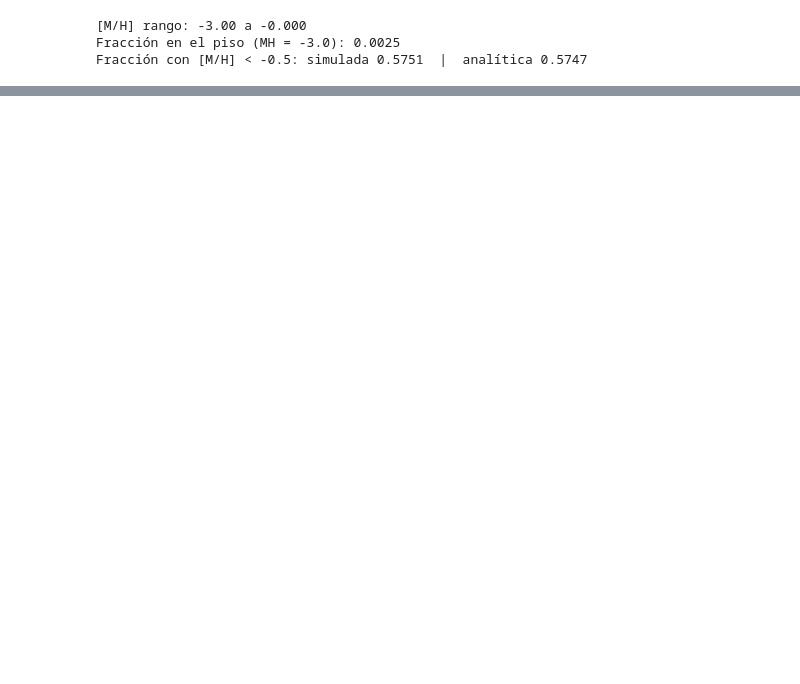
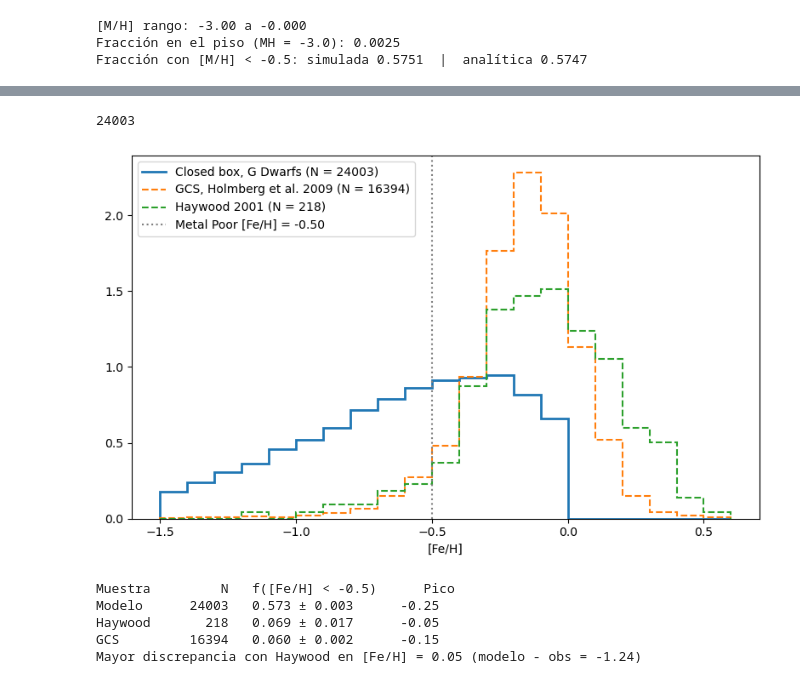
Before and after one commit to Jou-dab/Milky-Way-MC-, a Jupyter notebook: mcproyecto.ipynb, the cells around one changed output, grey strips where cells are left out. Saved outputs shown, nothing was run; the diff lists cells and outputs as text; code cells hidden in the pictures; blank space fills up the shorter version.

```diff
--- a/mcproyecto.ipynb
+++ b/mcproyecto.ipynb
@@ -292,0 +404,60 @@ plt.show()
+# %%
+is_G = is_MS & (M > 0.8) & (M < 1.05)
+MH_G = MH[is_G]
+n_G = is_G.sum()
+
+print(n_G)
+# %% [output]
+24003
+# %%
+DBIN = 0.1
+bins_feh = np.arange(-1.5, 0.6 + DBIN / 2, DBIN)
+centers = 0.5 * (bins_feh[1:] + bins_feh[:-1])
+MH_G = MH[is_G]
+
+pdf_mod, err_mod, n_mod = mdf(MH_G, bins_feh)
+pdf_hay, err_hay, n_hay = mdf(feh_hay, bins_feh)
+pdf_gcs, err_gcs, n_gcs = mdf(feh_gcs, bins_feh)
+
+fig, ax = plt.subplots(figsize=(8, 5))
+ax.stairs(pdf_mod, bins_feh, lw=2, label=f"Closed box, G Dwarfs (N = {n_mod})")
+ax.stairs(pdf_gcs, bins_feh, lw=1.5, ls="--", label=f"GCS, Holmberg et al. 2009 (N = {n_gcs})")
+ax.stairs(pdf_hay, bins_feh, lw=1.5,ls="--", label=f"Haywood 2001 (N = {n_hay})")
+
+ax.axvline(-0.5, ls=":", c="gray", label= "Metal Poor [Fe/H] = -0.50")
+ax.set_xlabel("[Fe/H]")
+ax.legend()
+fig.tight_layout()
+fig.savefig("figs/mdf_closedbox_vs_obs.png")
+plt.show()
+# %% [output]
+[figure, added]
+# %%
+# Estadísticas resumidas
+print(f"{'Muestra':<10}{'N':>7}   {'f([Fe/H] < -0.5)':<20}{'Pico':>6}")
+
+for nombre, vals, pdf in [
+("Modelo", MH_G, pdf_mod),
+    ("Haywood", feh_hay, pdf_hay),
+    ("GCS", feh_gcs, pdf_gcs)
+]:
+    f = frac_below(vals, -0.5)
+    ef = binomial_error(vals, -0.5)
+    max_metal = centers[np.argmax(pdf)]
+
+    print(f"{nombre:<10}{len(vals):>7}   {f:.3f} ± {ef:.3f}     {max_metal:>6.2f}")
+
+# Intervalo con la mayor discrepancia respecto a Haywood
+diff = pdf_mod - pdf_hay
+i = np.argmax(np.abs(diff))
+
+print(
+    f"Mayor discrepancia con Haywood en [Fe/H] = {centers[i]:.2f} "
+    f"(modelo - obs = {diff[i]:+.2f})"
+)
+# %% [output]
+Muestra         N   f([Fe/H] < -0.5)      Pico
+Modelo      24003   0.573 ± 0.003      -0.25
+Haywood       218   0.069 ± 0.017      -0.05
+GCS         16394   0.060 ± 0.002      -0.15
+Mayor discrepancia con Haywood en [Fe/H] = 0.05 (modelo - obs = -1.24)
```
Also changed, not shown: parts of 22 cells of this notebook, 5 other files.
